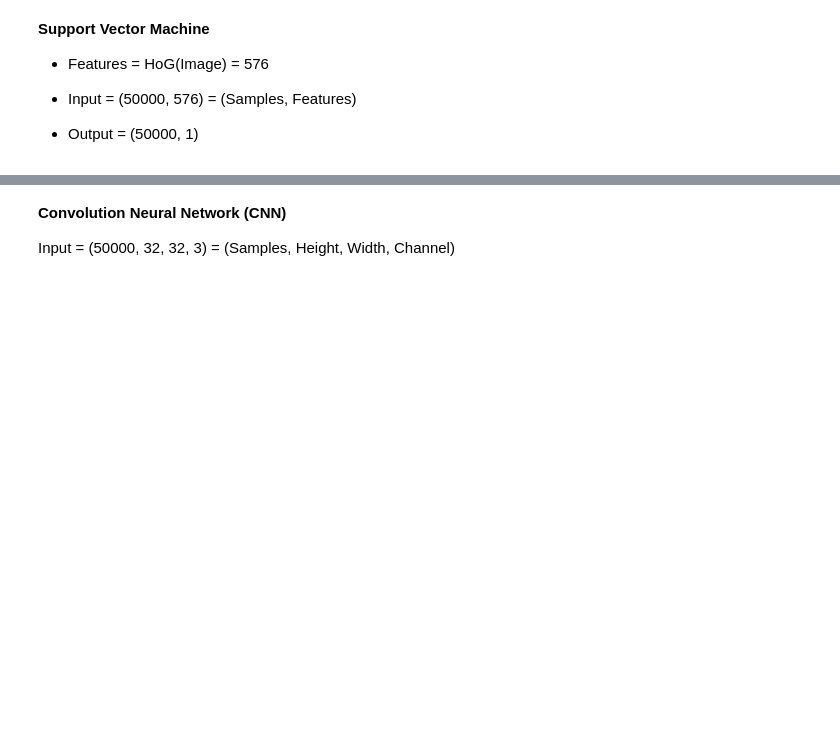
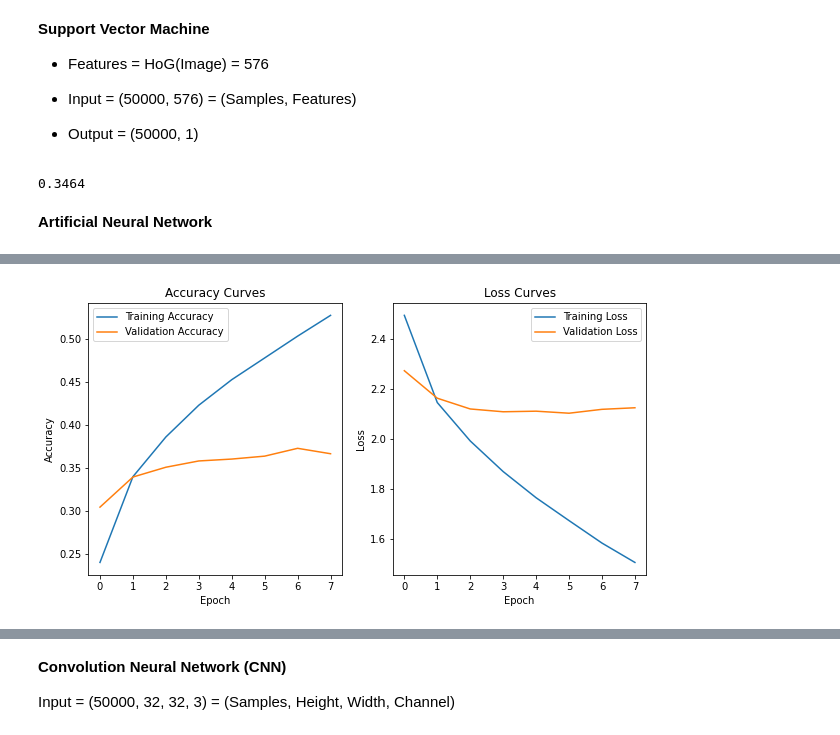
Before and after one commit to deshanchathusanka/machine-learning-algorithms, a Jupyter notebook: Coursework.ipynb, the cells around one changed output, grey strips where cells are left out. Cells and saved outputs as stored; diff of their text form; code cells hidden in the pictures; blank space fills up the shorter version.

```diff
--- a/Coursework.ipynb
+++ b/Coursework.ipynb
@@ -129,16 +140,16 @@ Number of Hog Feature : (576,)
 x_train = np.load('./x_train.npy')
 x_test = np.load('./x_test.npy')
 y_train = label_fine
+y_test = label_fine_test
+y_train_coarse = label_coarse
 y_test_coarse = label_coarse_test
-y_train_coarse = label_coarse
-y_test = label_fine_test
 print(f'Shape of X_Train : {x_train.shape}')
 print(f'Shape of X_Test : {x_test.shape}')
 
-###############Data standardization #################
+############### Data standardization #################
 scaler = StandardScaler()
 # Calculate mean and variance of each feature for further pre-processing
-scaler.fit(X = x_train, y = y_train)
+scaler.fit(X = x_train)
 print(f'Shape of mean of dataset : {scaler.mean_.shape}') # (13,)
 # Standardize data (Centering and Scaling)
 x_train_standard = scaler.transform(X = x_train)
@@ -217,7 +239,7 @@ def select_kernal(k, candidate_kernels, x_train, y_train, base_model) :
   return best_kernel
 # %%
 ###################Train Support Vector Machine Classifier #########################
-svc = SVC(C = 15, kernel = 'linear')
+svc = SVC(C = 1, kernel = 'rbf')
 
 candidate_kernels = ['linear', 'poly', 'rbf']
 k = 3
@@ -226,6 +248,67 @@ k = 3
 # clf_param = dict(kernel = selected_kernel)
 # svc.set_params(**clf_param)
 
-svc.fit(X = x_train_standard_reduced, y = y_train_coarse)
-accuracy = svc.score(X = x_test_standard_reduced, y = y_test_coarse)
+svc.fit(X = x_train_standard_lda, y = y_train_coarse)
+accuracy = svc.score(X = x_test_standard_lda, y = y_test_coarse)
 print(accuracy)
+# %% [output]
+0.3464
+# %% [markdown]
+**Artificial Neural Network**
+# %%
+""" Define ANN Model """
+
+model = tf.keras.Sequential()
+model.add(tf.keras.layers.Dense(400, activation=tf.nn.relu)) # 1st hidden layer : 784 neurons
+model.add(Dropout(0.10))
+model.add(tf.keras.layers.Dense(400, activation=tf.nn.relu)) # 1st hidden layer : 784 neurons
+model.add(Dropout(0.10))
+model.add(tf.keras.layers.Dense(20, activation=tf.nn.softmax)) # output layer : 3 neurons
+
+""" Compile Model """
+model.compile(optimizer=tf.keras.optimizers.SGD(learning_rate=0.01, momentum=0.9), # Strochastic Gradient Descent
+              loss=tf.keras.losses.SparseCategoricalCrossentropy(), # Cross Entrophy Function
+              metrics=tf.keras.metrics.SparseCategoricalAccuracy()) # Consider Model Accuracy
+
+""" Train The Model """
+# history = model.fit(x_train_standard, y_train_coarse, epochs=100, validation_split=0.2, verbose=1)
+history = model.fit(x = x_train_standard,
+                    y = y_train_coarse,
+                    batch_size = 100,
+                    epochs=8,
+                    validation_split=0.2,
+                    verbose=1)
+
+"""  Plot Accuracy And Loss Curves """
+plt.figure(figsize=[10,5])
+plt.subplot(121)
+plt.plot(history.history['sparse_categorical_accuracy'])
+plt.plot(history.history['val_sparse_categorical_accuracy'])
+plt.xlabel('Epoch')
+plt.ylabel('Accuracy')
+plt.legend(['Training Accuracy',
+           'Validation Accuracy'])
+plt.title('Accuracy Curves')
+
+plt.subplot(122)
+plt.plot(history.history['loss'])
+plt.plot(history.history['val_loss'])
+plt.xlabel('Epoch')
+plt.ylabel('Loss')
+plt.legend(['Training Loss',
+           'Validation Loss'])
+plt.title('Loss Curves')
+plt.show()
+
+# # Predict labels from trained model
+# y_hat = model.predict(x_test_mnist_normalized)
+
+# """ Evaluate With Test Datatset """
+#results = model.evaluate(x_test_standard, y_test_coarse)
+results = model.evaluate(x_test_standard, y_test_coarse)
+print(f'Test set loss: {results[0]:0.2f}, test set accuracy: {results[1]*100:0.2f}%')
+
+# """ Analyse Training Cureves """
+# print(y_test_mnist)
+# print(np.argmax(y_hat, axis=1))
+# %% [output]
@@ -231,0 +331 @@ print(accuracy)
+[figure, added]
```
Also changed, not shown: parts of 11 cells of this notebook.
